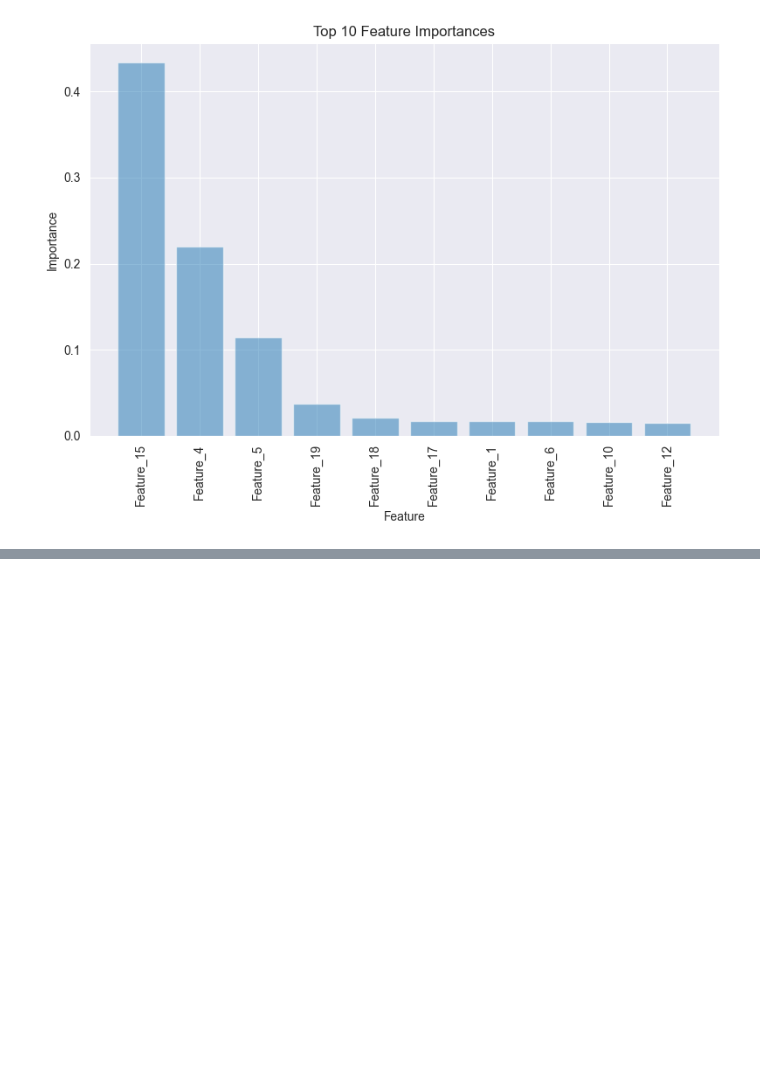
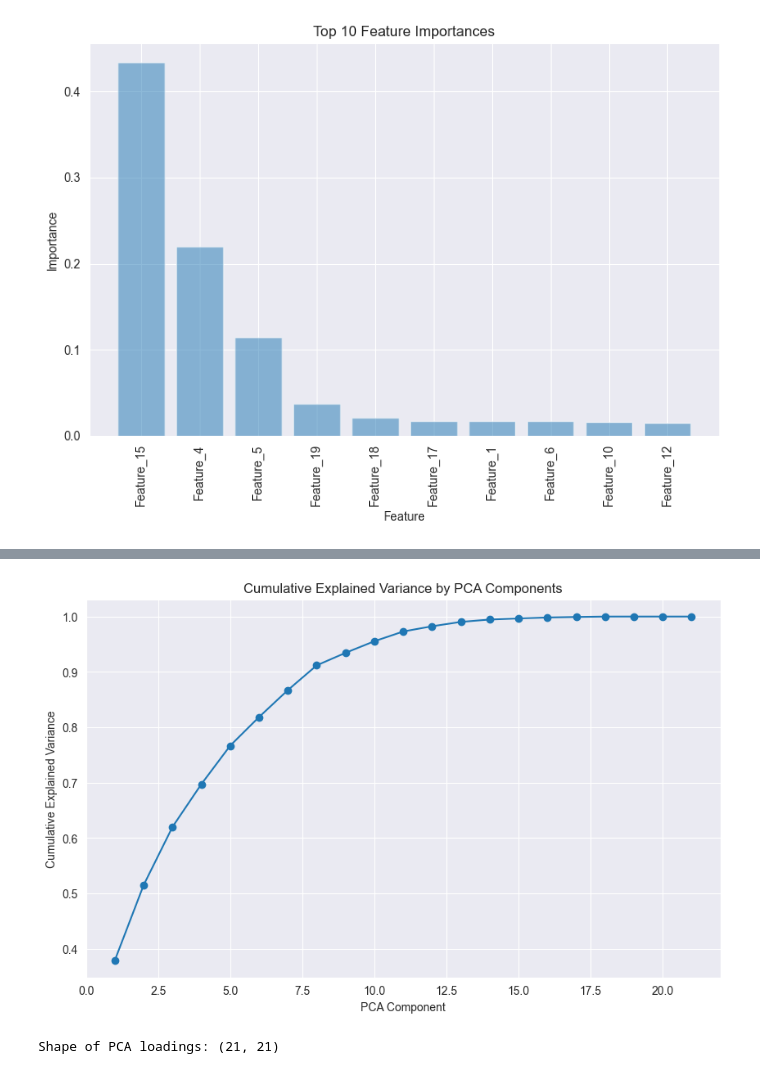
Before and after one commit to henrycgbaker/ML_climate_wellbeing_disparities, a Jupyter notebook: Combined_Clean_Version_Final.ipynb, the cells around one changed output, grey strips where cells are left out. Cells and saved outputs as stored; diff of their text form; code cells hidden in the pictures; blank space fills up the shorter version.

```diff
--- a/Combined_Clean_Version_Final.ipynb
+++ b/Combined_Clean_Version_Final.ipynb
@@ -650,0 +677,11 @@ ROC curve
+# %%
+cumulative_explained_variance = explained_variance_ratio.cumsum()
+
+plt.figure(figsize=(10, 6))
+plt.plot(range(1, len(cumulative_explained_variance) + 1), cumulative_explained_variance, marker='o')
+plt.title('Cumulative Explained Variance by PCA Components')
+plt.xlabel('PCA Component')
+plt.ylabel('Cumulative Explained Variance')
+plt.show()
+# %% [output]
+[figure, added]
@@ -650,0 +694,4 @@ ROC curve
+# %%
+print("Shape of PCA loadings:", pca_loadings.shape)
+# %% [output]
+Shape of PCA loadings: (21, 21)
```
Also changed, not shown: parts of 47 cells of this notebook.
